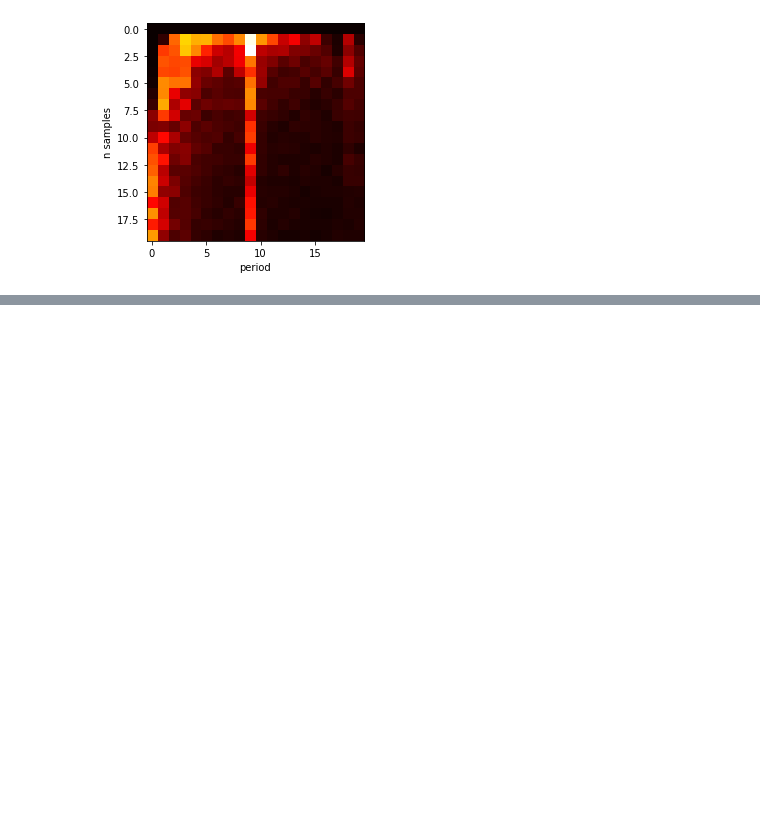
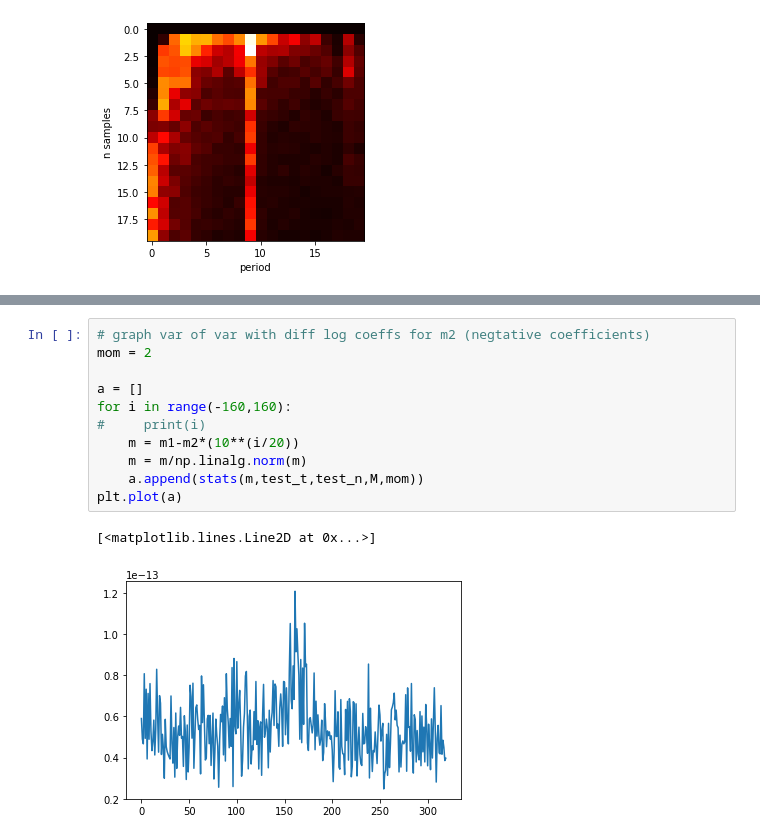
Before and after one commit to aceaton/558proj, a Jupyter notebook: waveform/Sampling.ipynb, the cells around one changed output, grey strips where cells are left out. Drawn from its saved outputs; the diff is of its cells as text; blank space fills up the shorter version.

```diff
--- a/waveform/Sampling.ipynb
+++ b/waveform/Sampling.ipynb
@@ -199,0 +216,14 @@ plt.plot(a)
+# %%
+# graph var of var with diff log coeffs for m2 (negtative coefficients)
+mom = 2
+
+a = []
+for i in range(-160,160):
+#     print(i)
+    m = m1-m2*(10**(i/20))
+    m = m/np.linalg.norm(m)
+    a.append(stats(m,test_t,test_n,M,mom))
+plt.plot(a)
+# %% [output]
+[<matplotlib.lines.Line2D at 0x...>]
+[figure, added]
```
Also changed, not shown: parts of 6 cells of this notebook.
